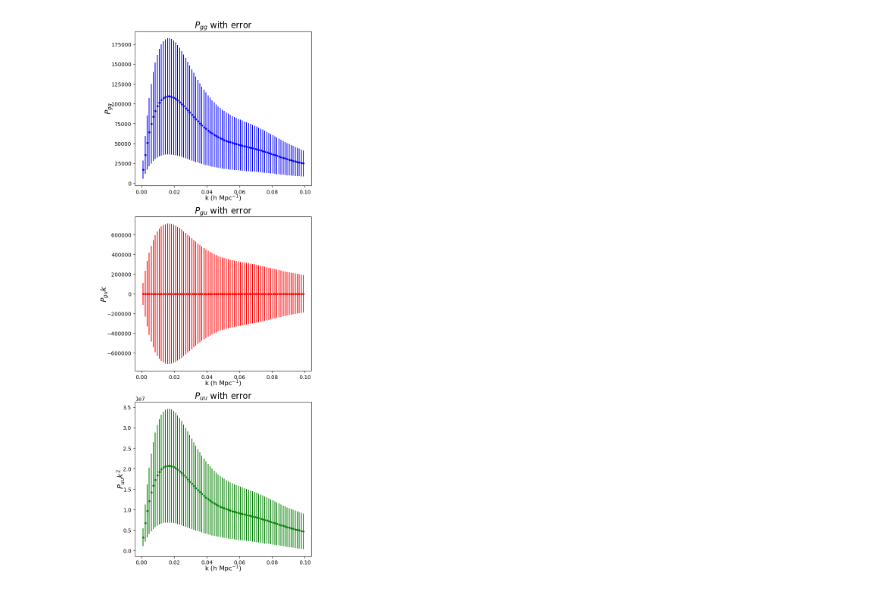
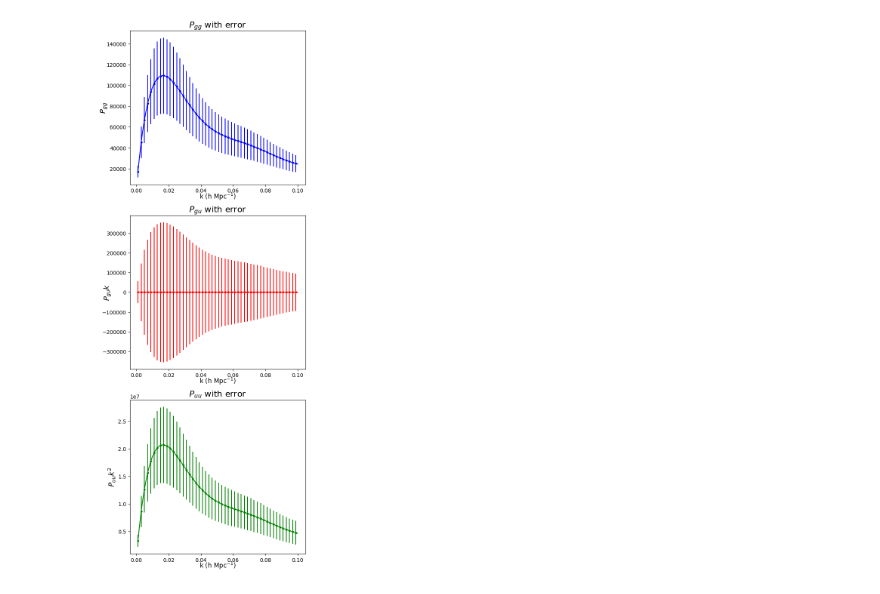
Before and after one commit to eh13913/Capstone-Project, a Jupyter notebook: Notebooks/Test2.ipynb, the cells around one changed output. Cells and saved outputs as stored; diff of their text form; code cells hidden in the pictures.

```diff
--- a/Notebooks/Test2.ipynb
+++ b/Notebooks/Test2.ipynb
@@ -380,7 +1072,7 @@ print(
 # %%
 from TackleBox import get_powerfx, get_inv_cov,get_full_deriv,compute_deriv_alphas
 from scipy.interpolate import splrep, splev
-kvec = np.linspace(cosmo.kmin,cosmo.kmax,400)
+kvec = np.linspace(cosmo.kmin,cosmo.kmax,100)
 muvec = np.linspace(-1,1,200)
 pgg=np.zeros((len(kvec),len(muvec))) #400x100 array to contain value of pgg at each k and mu value
 pgu=np.zeros((len(kvec),len(muvec))) #400x100 array to contain value of pgu at each k and mu value
@@ -415,39 +1107,40 @@ for i, kval in enumerate(kvec):
         bder[:,i,j],fder[:,i,j],aperder[:,i,j],aparder[:,i,j]=info[:,0],info[:,1],info[:,2],info[:,3]
 # %%
 import scipy.integrate
-results1=scipy.integrate.simps(pgg,muvec,axis=1)
-results2=scipy.integrate.simps(pgu,muvec,axis=1)
-results3=scipy.integrate.simps(puu,muvec,axis=1)
+results1=scipy.integrate.simpson(pgg,muvec,axis=1)
+results2=scipy.integrate.simpson(pgu,muvec,axis=1)
+results3=scipy.integrate.simpson(puu,muvec,axis=1)
 import matplotlib.pyplot as plt
 fig,axes=plt.subplots(3,1,figsize=(6,18))
 axes.flatten()
 factor=(2*np.pi**2)/(vol*kval**2*(kvec[1]-kvec[0]))
 ps=pverr*da*hval
 cgg=factor*2*(results1+1/nbarval)**2
 cgu=factor*(results1+1/nbarval)*(results3+ps**2/vbarval)+results2**2
 cuu=factor*2*(results3+ps**2/vbarval)**2
+s=2
 #axes[0].errorbar(kvec[::5],(results1*kvec)[::5],yerr=(np.sqrt(cgg)*kvec)[::5],fmt='.',color='b')
-axes[0].errorbar(kvec[::5],results1[::5],yerr=np.sqrt(cgg)[::5],fmt='.',color='b')
-axes[1].errorbar(kvec[::5],(results2*kvec)[::5],yerr=(np.sqrt(cgu)*kvec)[::5],fmt='.',color='r')
-axes[2].errorbar(kvec[::5],(results3*kvec**2)[::5],yerr=(np.sqrt(cuu)*kvec**2)[::5],fmt='.',color='g')
-#axes[0].plot(kvec,results1,color='b')
-#axes[1].plot(kvec,results2*kvec,color='r')
-#axes[2].plot(kvec,results3*kvec**2,color='g')
+axes[0].errorbar(kvec[::s],results1[::s],yerr=np.sqrt(cgg)[::s],fmt='.',color='b')
+axes[1].errorbar(kvec[::s],(results2*kvec)[::s],yerr=(np.sqrt(cgu)*kvec)[::s],fmt='.',color='r')
+axes[2].errorbar(kvec[::s],(results3*kvec**2)[::s],yerr=(np.sqrt(cuu)*kvec**2)[::s],fmt='.',color='g')
+axes[0].plot(kvec,results1,color='b')
+axes[1].plot(kvec,results2*kvec,color='r')
+axes[2].plot(kvec,results3*kvec**2,color='g')
 axes[0].set_title('$P_{gg}$ with error',fontsize=16)
 axes[1].set_title('$P_{gu}$ with error',fontsize=16)
 axes[2].set_title('$P_{uu}$ with error',fontsize=16)
 axes[0].set_xlabel('k (h Mpc$^{-1}$)',fontsize=12,labelpad=-3)
 axes[1].set_xlabel('k (h Mpc$^{-1}$)',fontsize=12,labelpad=-3)
 axes[2].set_xlabel('k (h Mpc$^{-1}$)',fontsize=12,labelpad=-3)
 axes[0].set_ylabel('$P_{gg}$',fontsize=14,labelpad=-5)
-axes[1].set_ylabel('$P_{gu}k$',fontsize=14,labelpad=-5)
-axes[2].set_ylabel('$P_{uu}k^2$',fontsize=14,labelpad=-5)
+axes[1].set_ylabel('$P_{gu}k$',fontsize=14,labelpad=-20)
+axes[2].set_ylabel('$P_{uu}k^2$',fontsize=14,labelpad=2)
 path = '../Figures/FinalPower.png'
 plt.show()
 #plt.savefig(path, dpi=300,bbox_inches='tight')
 #plt.close()
 
 # number/sq degree /width of bin
 # %% [output]
-[figure, old version]
+[figure, new version]
 # %%
```
Also changed, not shown: parts of 7 cells of this notebook, 9 other files.
